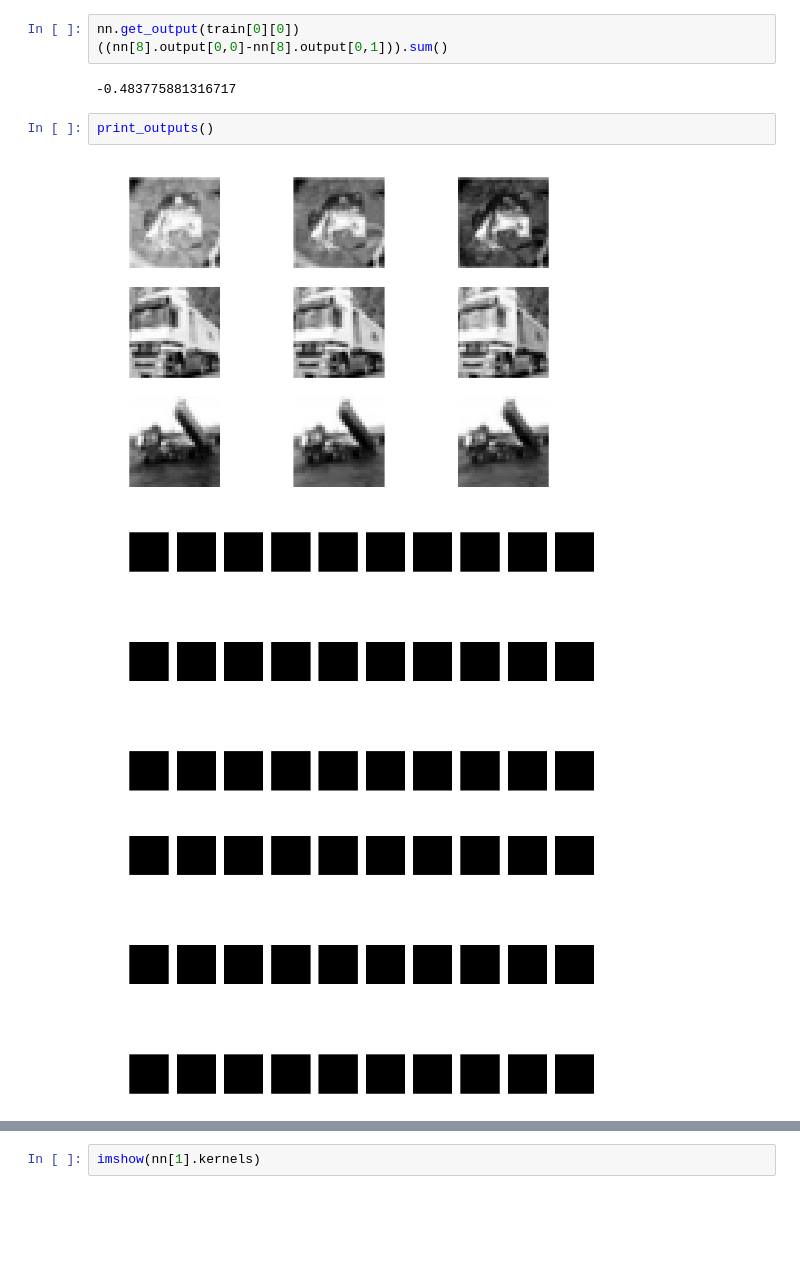
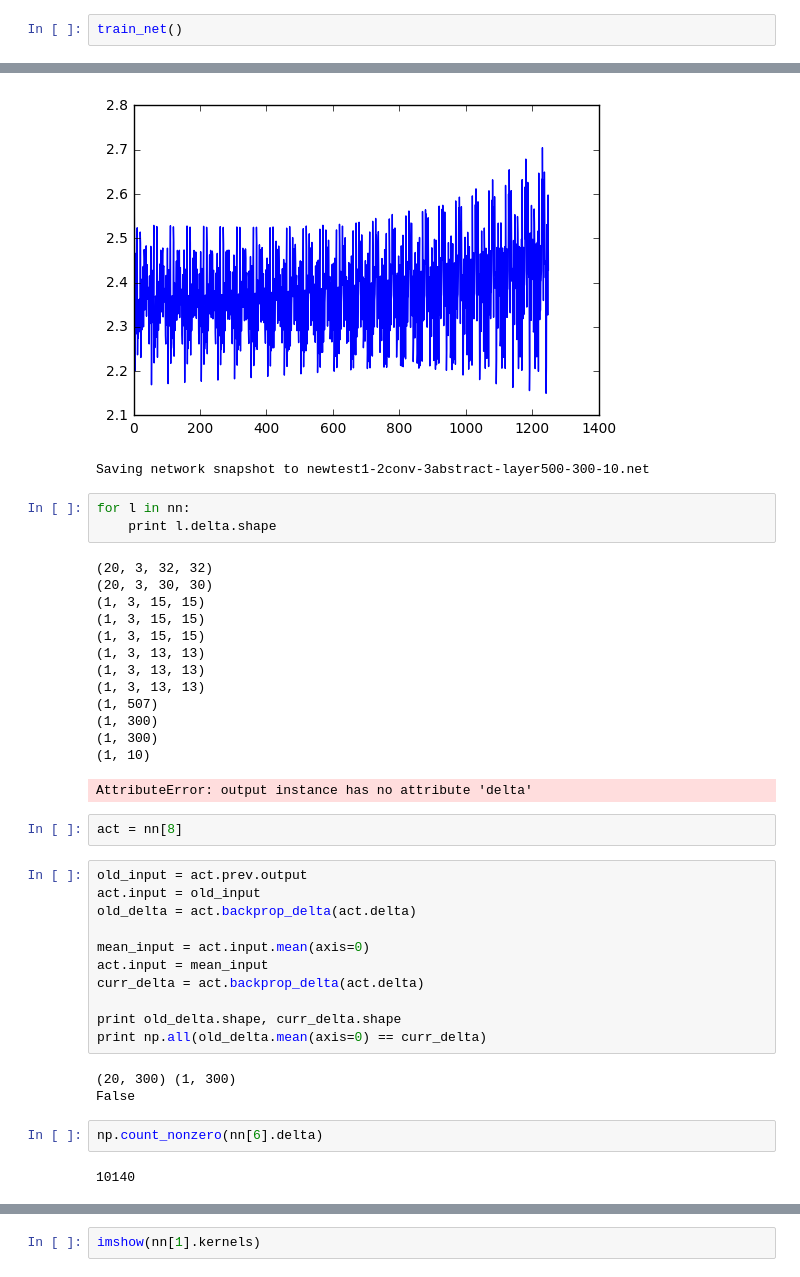
Before and after one commit to botcs/deepscratch, a Jupyter notebook: demo/cifar/conv_probe.ipynb, the cells around one changed output, grey strips where cells are left out. Saved outputs shown, nothing was run; the diff lists cells and outputs as text; blank space fills up the shorter version.

```diff
--- a/demo/cifar/conv_probe.ipynb
+++ b/demo/cifar/conv_probe.ipynb
@@ -208,11 +240,3 @@ Saving network snapshot to newtest1-2conv-3abstract-layer500-300-10.net
-# %%
-nn.get_output(train[0][0])
-((nn[8].output[0,0]-nn[8].output[0,1])).sum()
-# %% [output]
--0.483775881316717
-# %%
-print_outputs()
-# %% [output]
-[figure, removed]
-[figure, removed]
-[figure, removed]
+# %%
+train_net()
+# %% [output]
@@ -218,0 +260,39 @@ print_outputs()
+[figure, added]
+Saving network snapshot to newtest1-2conv-3abstract-layer500-300-10.net
+# %%
+for l in nn:
+    print l.delta.shape
+# %% [output]
+(20, 3, 32, 32)
+(20, 3, 30, 30)
+(1, 3, 15, 15)
+(1, 3, 15, 15)
+(1, 3, 15, 15)
+(1, 3, 13, 13)
+(1, 3, 13, 13)
+(1, 3, 13, 13)
+(1, 507)
+(1, 300)
+(1, 300)
+(1, 10)
+AttributeError: output instance has no attribute 'delta'
+# %%
+act = nn[8]
+# %%
+old_input = act.prev.output
+act.input = old_input
+old_delta = act.backprop_delta(act.delta)
+
+mean_input = act.input.mean(axis=0)
+act.input = mean_input
+curr_delta = act.backprop_delta(act.delta)
+
+print old_delta.shape, curr_delta.shape
+print np.all(old_delta.mean(axis=0) == curr_delta)
+# %% [output]
+(20, 300) (1, 300)
+False
+# %%
+np.count_nonzero(nn[6].delta)
+# %% [output]
+10140
```
Also changed, not shown: parts of 10 cells of this notebook, 10 other files.
